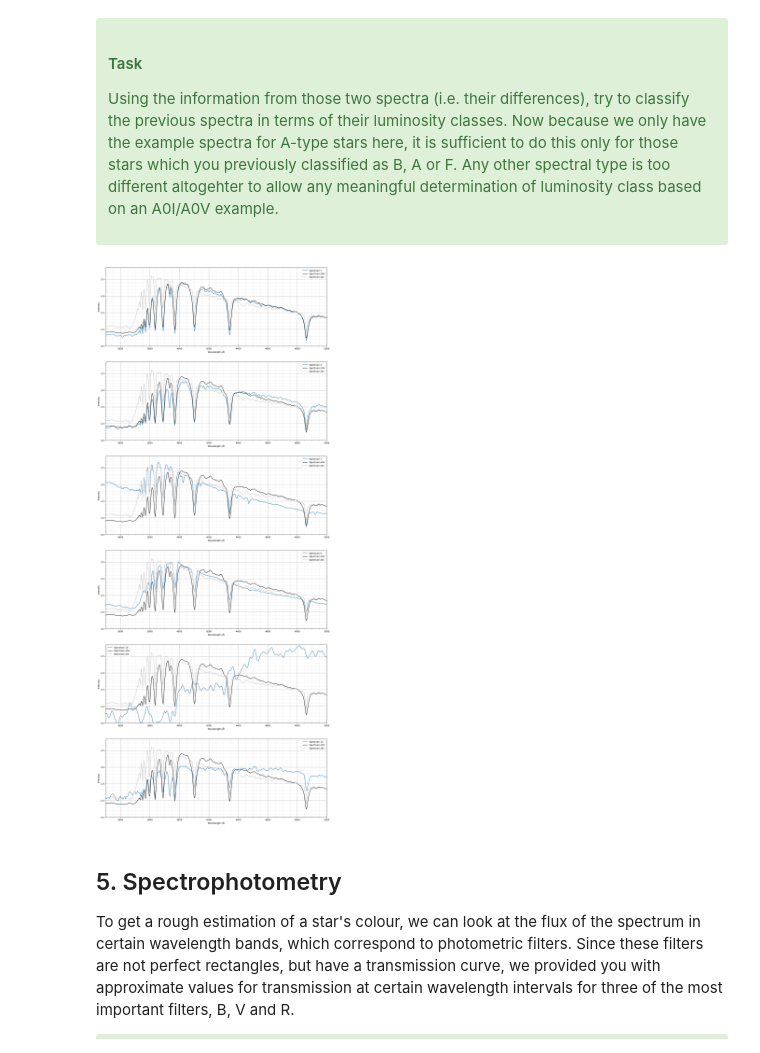
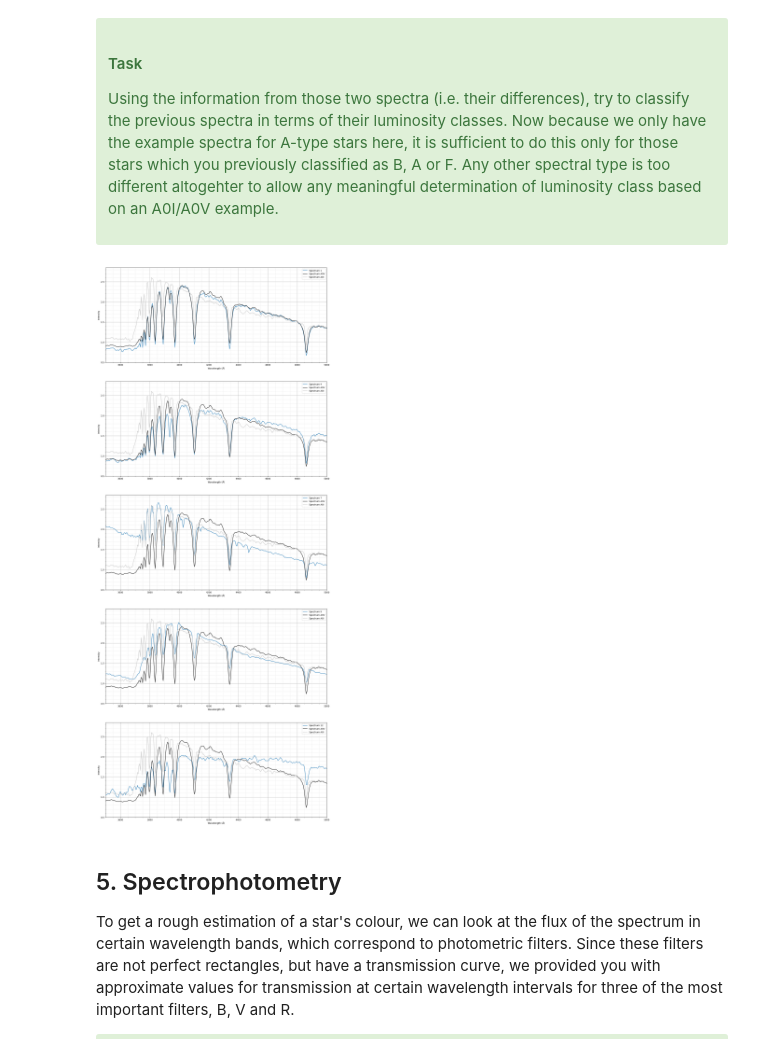
Before and after one commit to B0whunt3r21/AstroPrak, a Jupyter notebook: SpectralTypeClassification.ipynb, the cells around one changed output. Cells and saved outputs as stored; diff of their text form; code cells hidden in the pictures.

```diff
--- a/SpectralTypeClassification.ipynb
+++ b/SpectralTypeClassification.ipynb
@@ -419,7 +419,7 @@ spectral_classes = {
     6: 'B',
     7: 'G',
     8: 'A',
-    9: 'B',
+    9: 'KM',
     10: 'O',
     11: 'F'}
 
@@ -593,18 +593,18 @@ xScalings = [[3500, 5500]
               ,[3500, 5500]
               ,[3500, 5500]]
 
-yScalings = [[0, 2.75]
-             ,[0, 1.5]
-             ,[0, 1.5]
-             ,[0, 2]
-             ,[0, 1.5]
-             ,[0, 4]
-             ,[0, 4]
-             ,[0, 1.5]
-             ,[0, 3]
-             ,[0, 1.3]
-             ,[0, 5]
-             ,[0, 1.5]]
+yScalings = [[0.5, 3]
+             ,[0.5, 3]
+             ,[0.5, 3]
+             ,[0.5, 3]
+             ,[0.5, 3]
+             ,[0.5, 3]
+             ,[0.5, 3]
+             ,[0.5, 3]
+             ,[0.5, 3]
+             ,[0.5, 3]
+             ,[0.5, 3]
+             ,[0.5, 3]]
 
 
 spectral_classes = {
@@ -616,36 +616,36 @@ spectral_classes = {
     5: 'KM',
     6: 'B',
     7: 'G',
     8: 'A',
-    9: 'B',
+    9: 'KM',
     10: 'O',
     11: 'F'}
 
 scale = [ 1
         ,1
         ,1
         ,1.2
         ,1
         ,1
         ,0.75
         ,1
         ,0.9
         ,2.75
         ,1
         ,1.5]
 
 
-fig, axes = plt.subplots(6, 1, figsize=(18, 45))
+fig, axes = plt.subplots(5, 1, figsize=(18, 45))
 cnt = 0
 for idx, row in Axes.iterrows():
     if (spectral_classes.get(idx) == 'A') or (spectral_classes.get(idx) == 'B') or (spectral_classes.get(idx) == 'F'):
         plotSpectra(row['X'], row['Y'], ax=axes[cnt], nr=idx, xLim=xScalings[idx], yLim=yScalings[idx], scale=scale[idx])
         plotRefSpectra([x_a0v, y_a0v], [x_a0i, y_a0i], ax=axes[cnt], xLim=[3500, 5000], yLim=[0.5, np.max(y_a0i)+0.25])
         cnt +=1
 
 plt.show()
 # %% [output]
-[figure, old version]
+[figure, new version]
 # %% [markdown]
 ## 5. Spectrophotometry
 
```
Also changed, not shown: parts of 1 cell of this notebook.
